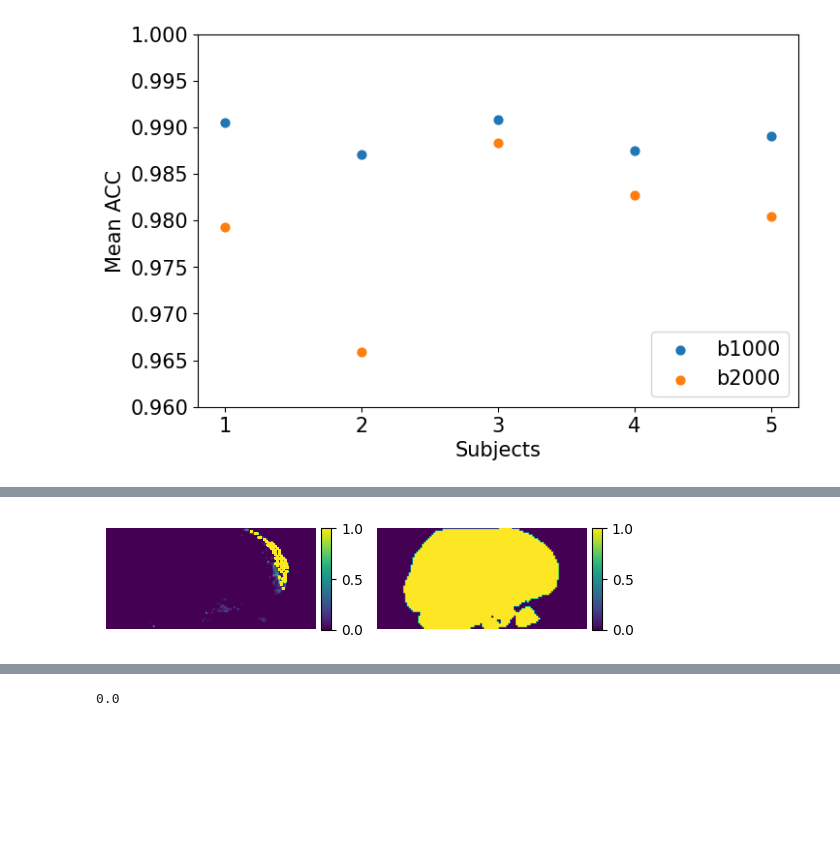
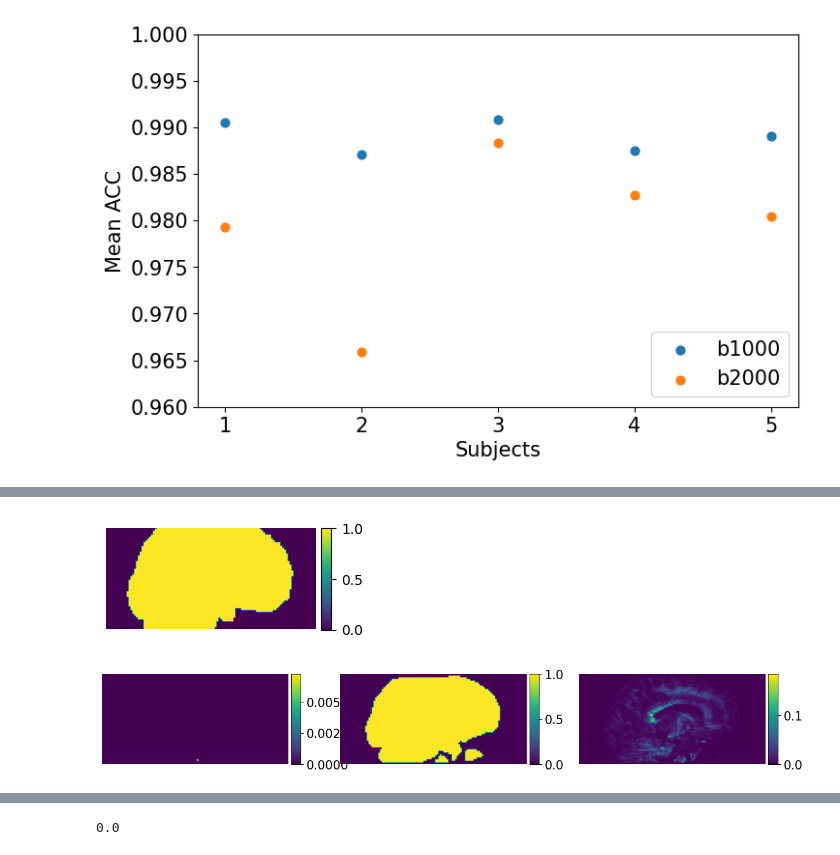
Before and after one commit to MASILab/gradtensor, a Jupyter notebook: src/sh_val_plot1.ipynb, the cells around one changed output, grey strips where cells are left out. Saved outputs shown, nothing was run; the diff lists cells and outputs as text; code cells hidden in the pictures; blank space fills up the shorter version.

```diff
--- a/src/sh_val_plot1.ipynb
+++ b/src/sh_val_plot1.ipynb
@@ -338,3 +356,5 @@ mask = ndimage.binary_dilation(mask, iterations=1).astype(mask.dtype)
+# %%
+mask = nib.load('/nfs/masi/kanakap/projects/LR_tract/MASiVar_kids/sub-cIVs001/ses-s1Bx2/prequal_dwi_cat/brain_mask_dil.nii.gz').get_fdata()
 # %%
 pk_rish1000, final_orders = compute_rish(pk_sh1000,mask=mask)
 emp_rish1000, final_orders = compute_rish(emp_sh1000,mask=mask)
@@ -358,0 +399,13 @@ RMSE
+# %%
+mask = nib.load('/nfs/masi/kanakap/projects/LR_tract/MASiVar_kids/sub-cIVs001/ses-s1Bx2/prequal_dwi_cat/brain_mask_dil.nii.gz').get_fdata()
+# mask = mask.astype(int)
+# from scipy import ndimage
+# mask = ndimage.binary_dilation(mask, iterations=1).astype(mask.dtype)
+# %%
+mask = nib.load('/nfs/masi/kanakap/projects/LR_tract/MASiVar_kids/sub-cIVs001/ses-s1Bx2/prequal_dwi_cat/mrtrix_mask.nii').get_fdata()
+mask = mask.astype(int)
+# %%
+mask = nib.load('/nfs/masi/kanakap/projects/LR_tract/MASiVar_kids/sub-cIVs001/ses-s1Bx2/prequal_dwi_cat/mrtrix_mask.nii').get_fdata()
+mask = mask.astype(int)
+from scipy import ndimage
+mask = ndimage.binary_dilation(mask, iterations=1).astype(mask.dtype)
@@ -359,33 +432,64 @@ RMSE
+# %%
+slice_idx = 60
+
+slice = mask[slice_idx, :,:]
+slice = np.flip(np.rot90(slice,3))
+slice = np.nan_to_num(slice)
+plt.subplot(1,2,2)
+plt.axis('off')
+cmap = plt.get_cmap('viridis')
+m = 0
+M = 1
+im = plt.imshow(np.abs(slice), vmin=m, vmax=M, cmap=cmap)
+#im = plt.imshow(np.abs(slice),cmap=cmap)
+divider = make_axes_locatable(plt.gca())
+ax = divider.append_axes("right", size="5%", pad=0.05)
+a = plt.colorbar(im, cax=ax)
+# %% [output]
+[figure, added]
 # %%
-
+plt.rcParams.update({'font.size':15})
+fig, ax = plt.subplots(figsize=(15,5))
 slice_idx = 60
-slice = pk_rish1000[:,:,:,0] - emp_rish1000[:,:,:,0]
+slice = pk_rish2000[:,:,:,0] - emp_rish2000[:,:,:,0]
 slice = slice[slice_idx, :,:]
 slice = np.flip(np.rot90(slice,3))
 slice = np.nan_to_num(slice)
-m = 0
-M = 1
-plt.subplot(1,2,1)
+# m = 0
+# M = 1
+plt.subplot(1,3,1)
 plt.axis('off')
 cmap = plt.get_cmap('viridis')
-im = plt.imshow(np.abs(slice),vmin=m, vmax=M, cmap=cmap)
+im = plt.imshow(np.abs(slice), cmap=cmap)
 divider = make_axes_locatable(plt.gca())
 ax = divider.append_axes("right", size="5%", pad=0.05)
 a = plt.colorbar(im, cax=ax)
 
-
 slice = mask[slice_idx, :,:]
 slice = np.flip(np.rot90(slice,3))
 slice = np.nan_to_num(slice)
-plt.subplot(1,2,2)
+plt.subplot(1,3,2)
 plt.axis('off')
 cmap = plt.get_cmap('viridis')
 m = 0
 M = 1
 im = plt.imshow(np.abs(slice), vmin=m, vmax=M, cmap=cmap)
 #im = plt.imshow(np.abs(slice),cmap=cmap)
 divider = make_axes_locatable(plt.gca())
 ax = divider.append_axes("right", size="5%", pad=0.05)
 a = plt.colorbar(im, cax=ax)
+
+slice = pk_rish2000[:,:,:,2]
+slice = slice[slice_idx, :,:]
+slice = np.flip(np.rot90(slice,3))
+slice = np.nan_to_num(slice)
+
+plt.subplot(1,3,3)
+plt.axis('off')
+cmap = plt.get_cmap('viridis')
+im = plt.imshow(np.abs(slice), cmap=cmap)
+divider = make_axes_locatable(plt.gca())
+ax = divider.append_axes("right", size="5%", pad=0.05)
+a = plt.colorbar(im, cax=ax)
 # %% [output]
-[figure, old version]
+[figure, new version]
```
Also changed, not shown: parts of 39 cells of this notebook, 1 other file.
